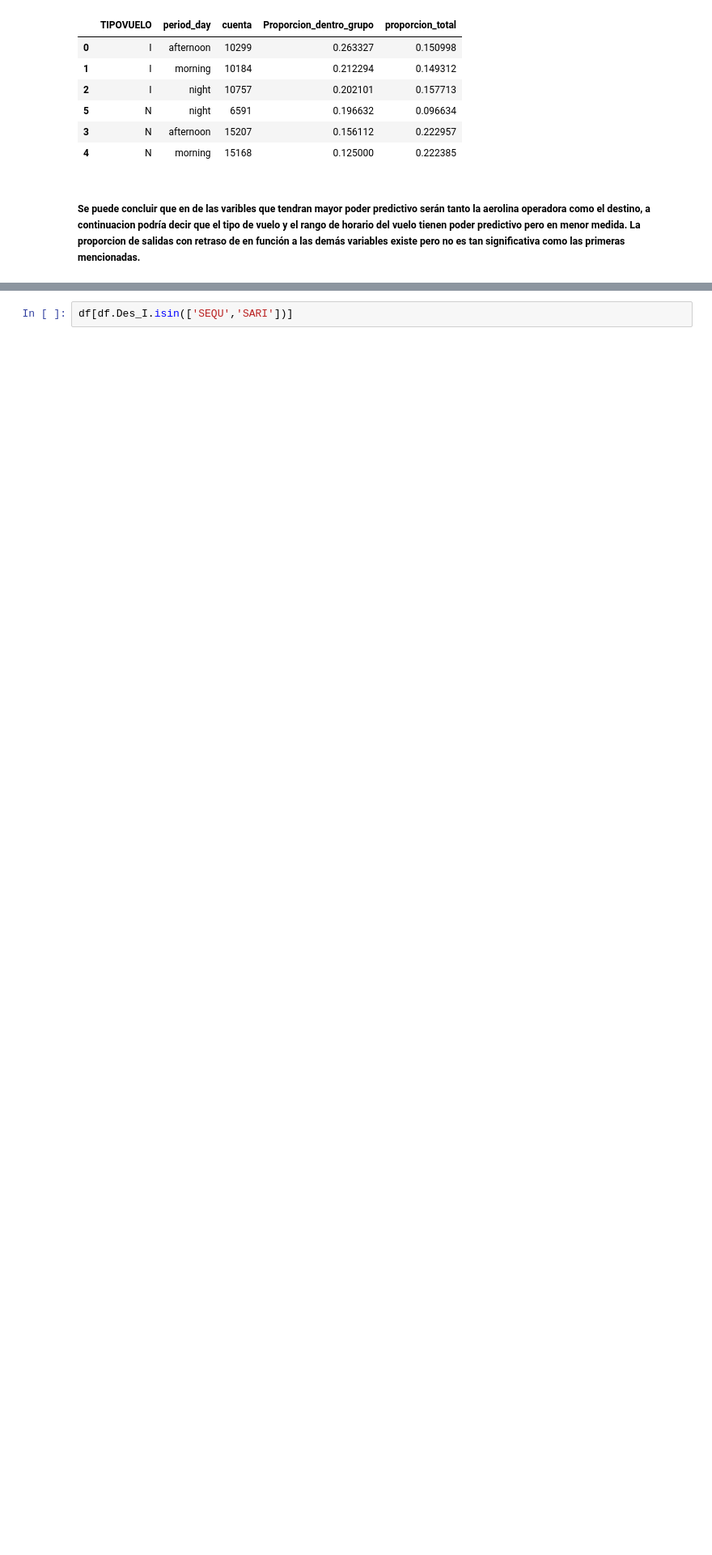
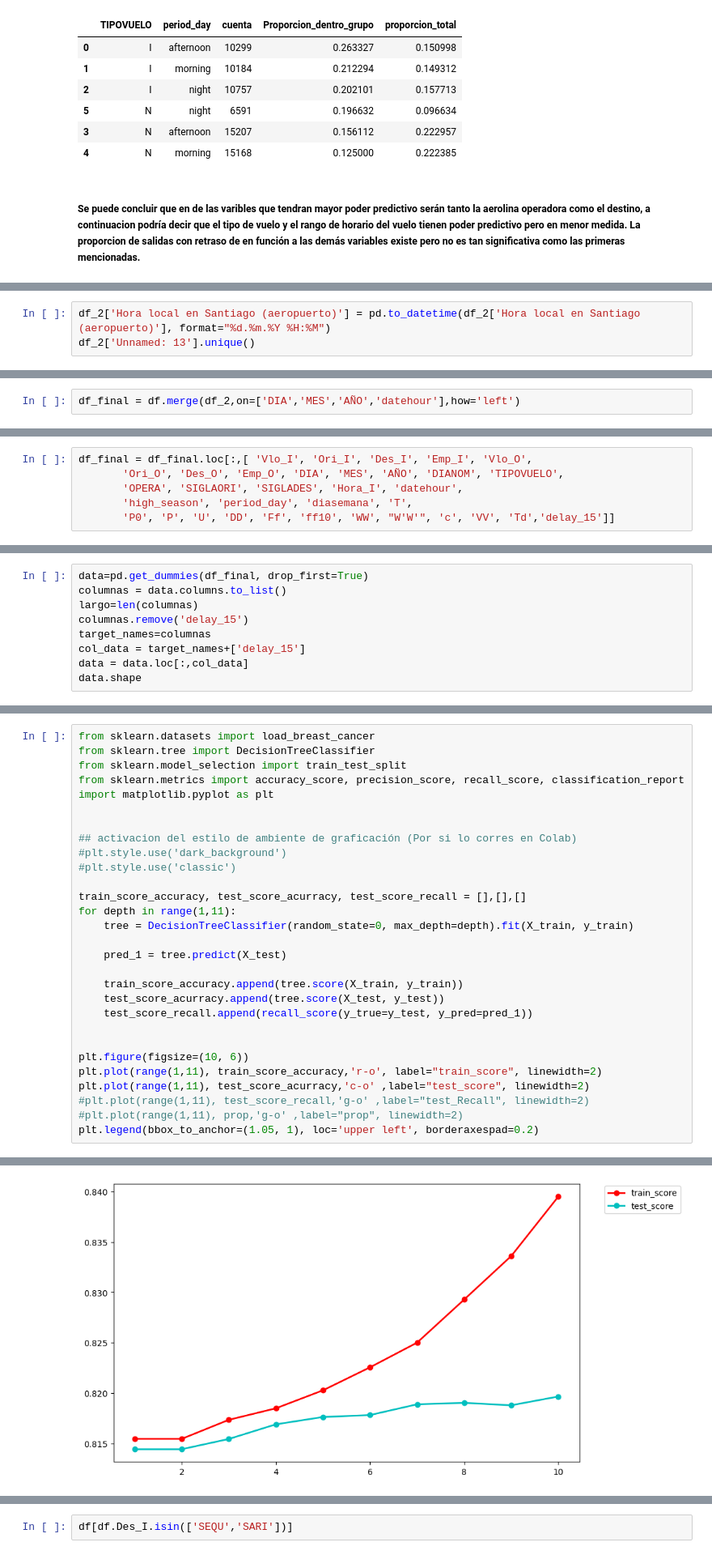
Before and after one commit to Lopport/Challenge-Data-Scientist-Matias-Lopez, a Jupyter notebook: solution.ipynb, the cells around one changed output, grey strips where cells are left out. Shown at 81% size. Cells and saved outputs as stored; diff of their text form; blank space fills up the shorter version.

Commit message:
puntos 4 y 5 con dos modelos

```diff
--- a/solution.ipynb
+++ b/solution.ipynb
@@ -478,0 +494,3 @@ df_b.head(12)
+# %%
+df_2['Hora local en Santiago (aeropuerto)'] = pd.to_datetime(df_2['Hora local en Santiago (aeropuerto)'], format="%d.%m.%Y %H:%M")
+df_2['Unnamed: 13'].unique()
@@ -478,0 +510,2 @@ df_b.head(12)
+# %%
+df_final = df.merge(df_2,on=['DIA','MES','AÑO','datehour'],how='left')
@@ -478,0 +514,6 @@ df_b.head(12)
+# %%
+df_final = df_final.loc[:,[ 'Vlo_I', 'Ori_I', 'Des_I', 'Emp_I', 'Vlo_O',
+       'Ori_O', 'Des_O', 'Emp_O', 'DIA', 'MES', 'AÑO', 'DIANOM', 'TIPOVUELO',
+       'OPERA', 'SIGLAORI', 'SIGLADES', 'Hora_I', 'datehour',
+       'high_season', 'period_day', 'diasemana', 'T',
+       'P0', 'P', 'U', 'DD', 'Ff', 'ff10', 'WW', "W'W'", 'c', 'VV', 'Td','delay_15']]
@@ -478,0 +522,9 @@ df_b.head(12)
+# %%
+data=pd.get_dummies(df_final, drop_first=True)
+columnas = data.columns.to_list()
+largo=len(columnas)
+columnas.remove('delay_15')
+target_names=columnas
+col_data = target_names+['delay_15']
+data = data.loc[:,col_data]
+data.shape
@@ -478,0 +565,30 @@ df_b.head(12)
+# %%
+from sklearn.datasets import load_breast_cancer
+from sklearn.tree import DecisionTreeClassifier
+from sklearn.model_selection import train_test_split
+from sklearn.metrics import accuracy_score, precision_score, recall_score, classification_report
+import matplotlib.pyplot as plt
+
+
+## activacion del estilo de ambiente de graficación (Por si lo corres en Colab)
+#plt.style.use('dark_background')
+#plt.style.use('classic')
+
+train_score_accuracy, test_score_acurracy, test_score_recall = [],[],[]
+for depth in range(1,11):
+    tree = DecisionTreeClassifier(random_state=0, max_depth=depth).fit(X_train, y_train)
+
+    pred_1 = tree.predict(X_test)
+
+    train_score_accuracy.append(tree.score(X_train, y_train))
+    test_score_acurracy.append(tree.score(X_test, y_test))
+    test_score_recall.append(recall_score(y_true=y_test, y_pred=pred_1))
+
+
+plt.figure(figsize=(10, 6))
+plt.plot(range(1,11), train_score_accuracy,'r-o', label="train_score", linewidth=2)
+plt.plot(range(1,11), test_score_acurracy,'c-o' ,label="test_score", linewidth=2)
+#plt.plot(range(1,11), test_score_recall,'g-o' ,label="test_Recall", linewidth=2)
+#plt.plot(range(1,11), prop,'g-o' ,label="prop", linewidth=2)
+plt.legend(bbox_to_anchor=(1.05, 1), loc='upper left', borderaxespad=0.2)
+# %% [output]
@@ -478,0 +596 @@ df_b.head(12)
+[figure, added]
```
Also changed, not shown: parts of 47 cells of this notebook.
